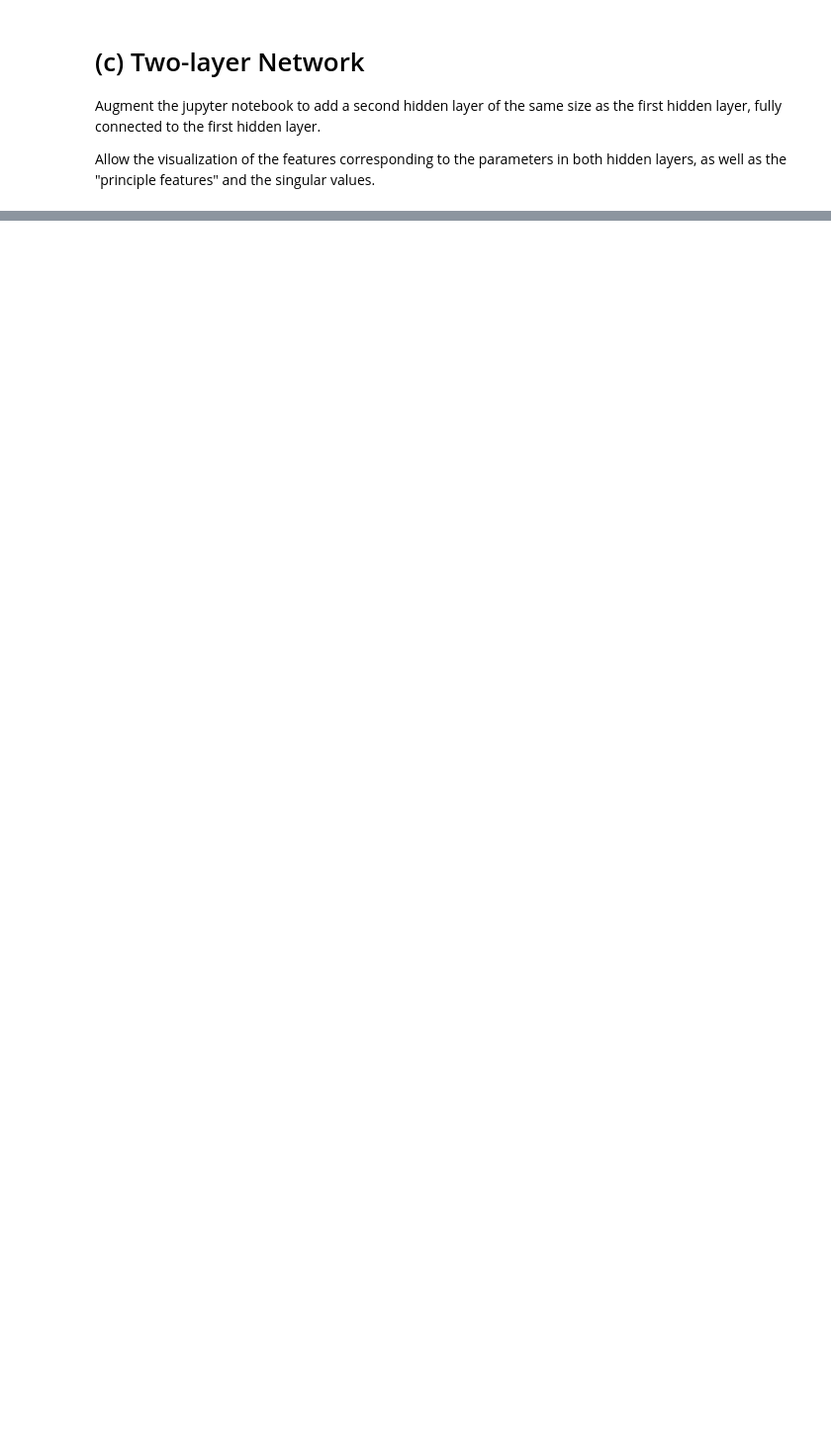
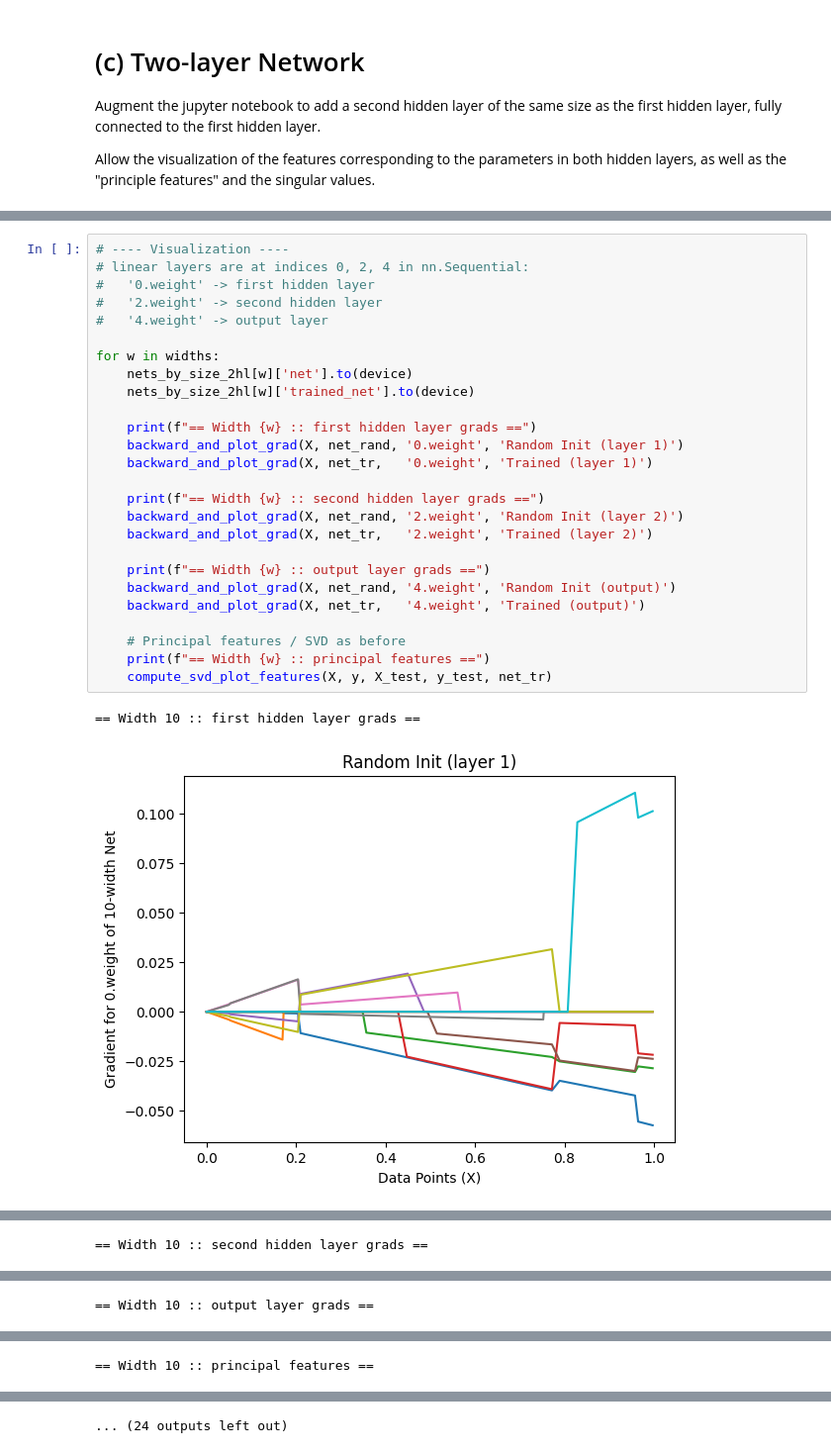
Before and after one commit to jaizunT/deep_learning, a Jupyter notebook: hw02/code/q_linearized_features.ipynb, the cells around one changed output, grey strips where cells are left out. Shown at 99% size. Cells and saved outputs as stored; diff of their text form; blank space fills up the shorter version.

```diff
--- a/hw02/code/q_linearized_features.ipynb
+++ b/hw02/code/q_linearized_features.ipynb
@@ -516,0 +643,29 @@ hi
+# %%
+# ---- Visualization ----
+# linear layers are at indices 0, 2, 4 in nn.Sequential:
+#   '0.weight' -> first hidden layer
+#   '2.weight' -> second hidden layer
+#   '4.weight' -> output layer
+
+for w in widths:
+    nets_by_size_2hl[w]['net'].to(device)
+    nets_by_size_2hl[w]['trained_net'].to(device)
+
+    print(f"== Width {w} :: first hidden layer grads ==")
+    backward_and_plot_grad(X, net_rand, '0.weight', 'Random Init (layer 1)')
+    backward_and_plot_grad(X, net_tr,   '0.weight', 'Trained (layer 1)')
+
+    print(f"== Width {w} :: second hidden layer grads ==")
+    backward_and_plot_grad(X, net_rand, '2.weight', 'Random Init (layer 2)')
+    backward_and_plot_grad(X, net_tr,   '2.weight', 'Trained (layer 2)')
+
+    print(f"== Width {w} :: output layer grads ==")
+    backward_and_plot_grad(X, net_rand, '4.weight', 'Random Init (output)')
+    backward_and_plot_grad(X, net_tr,   '4.weight', 'Trained (output)')
+
+    # Principal features / SVD as before
+    print(f"== Width {w} :: principal features ==")
+    compute_svd_plot_features(X, y, X_test, y_test, net_tr)
+# %% [output]
+== Width 10 :: first hidden layer grads ==
+[figure, added]
@@ -516,0 +673 @@ hi
+== Width 10 :: second hidden layer grads ==
@@ -516,0 +676 @@ hi
+== Width 10 :: output layer grads ==
@@ -516,0 +679 @@ hi
+== Width 10 :: principal features ==
@@ -516,0 +682 @@ hi
+... (24 outputs left out)
```
Also changed, not shown: parts of 6 cells of this notebook.
